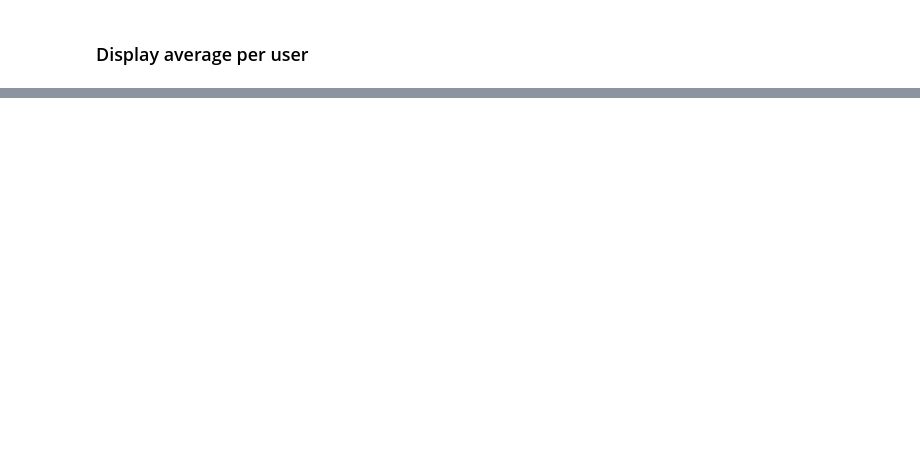
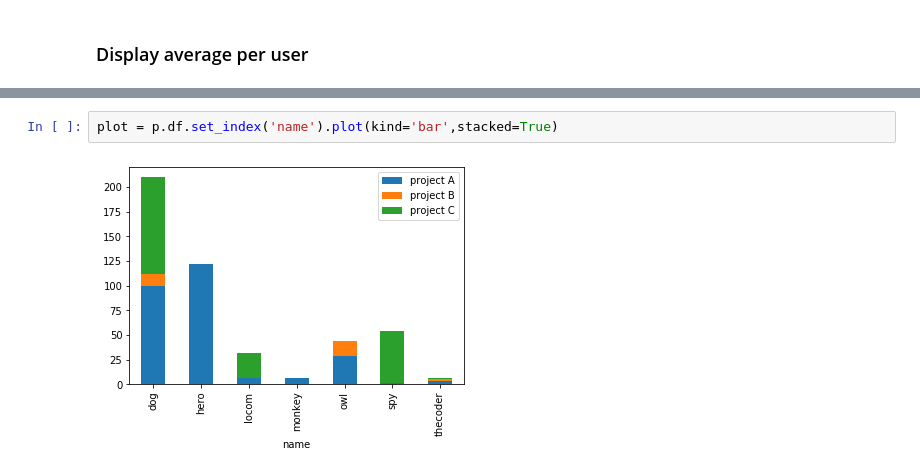
Before and after one commit to sylhare/git-processor, a Jupyter notebook: jupyter/Git Processor Demo.ipynb, the cells around one changed output, grey strips where cells are left out. Drawn from its saved outputs; the diff is of its cells as text; blank space fills up the shorter version.

```diff
--- a/jupyter/Git Processor Demo.ipynb
+++ b/jupyter/Git Processor Demo.ipynb
@@ -70,0 +79,4 @@ plot = p.average().plot(kind='bar', x='name', y='average')
+# %%
+plot = p.df.set_index('name').plot(kind='bar',stacked=True)
+# %% [output]
+[figure, added]
```
Also changed, not shown: parts of 12 cells of this notebook, 1 other file.
